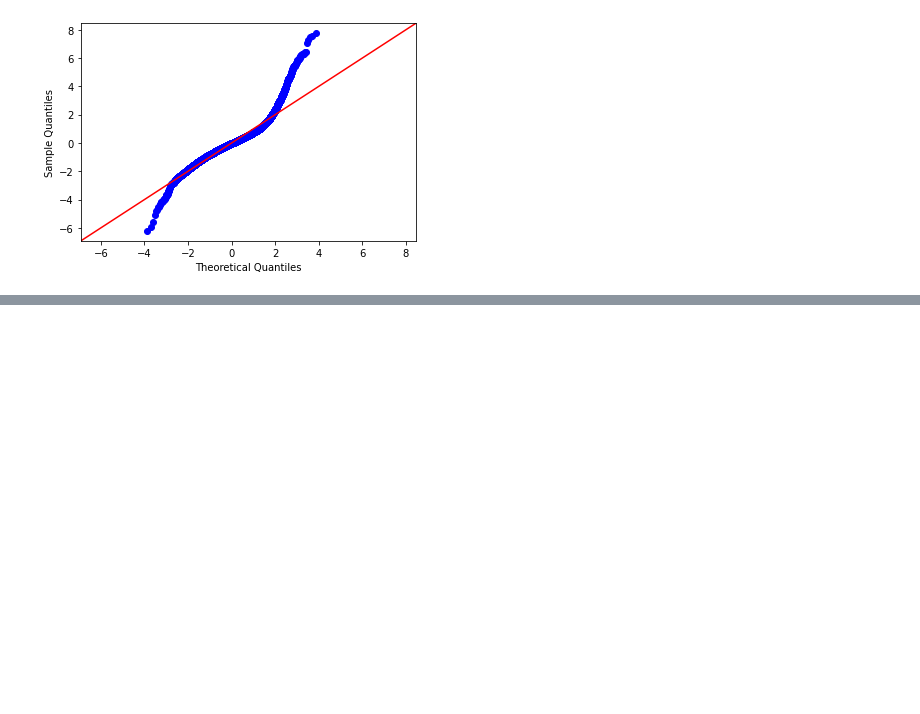
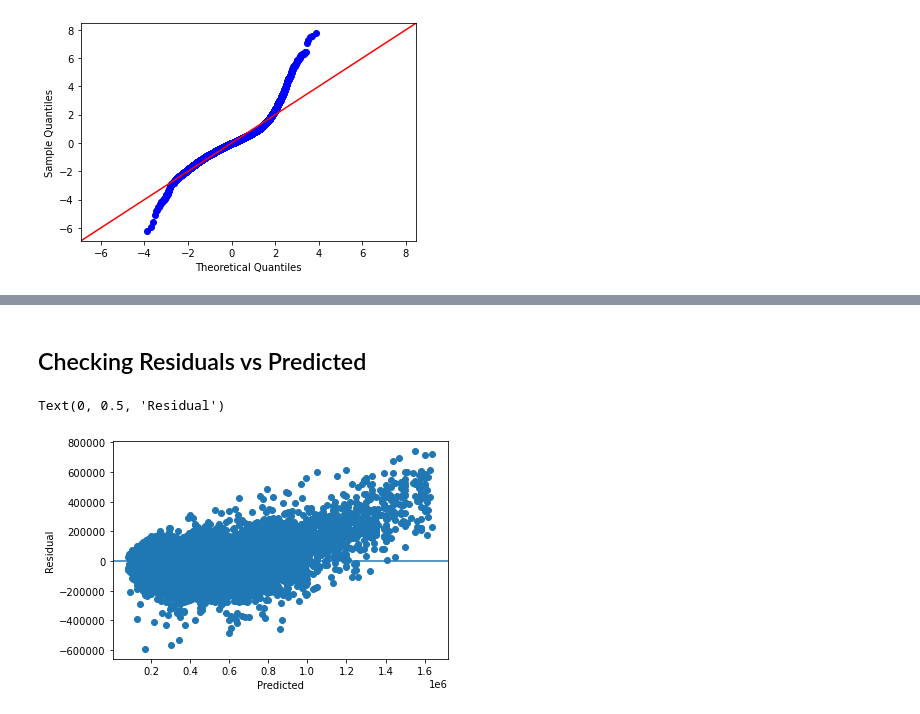
Before and after one commit to kuninethan95/dsc-phase-2-project, a Jupyter notebook: OSEMN 2.ipynb, the cells around one changed output, grey strips where cells are left out. Saved outputs shown, nothing was run; the diff lists cells and outputs as text; code cells hidden in the pictures; blank space fills up the shorter version.

```diff
--- a/OSEMN 2.ipynb
+++ b/OSEMN 2.ipynb
@@ -1512,3 +1532,11 @@ model_summary(df_z_loc2, X_z_zip, 'price')
  """,
  <Figure size 432x288 with 1 Axes>)
 [figure]
+# %%
+outcome = 'price'
+predictors = X_z_zip
+pred_sum = '+'.join(predictors)
+formula = outcome + '~' + pred_sum
+# %%
+model = ols(formula=formula, data=df_z_loc2).fit()
+model.summary()
@@ -1514,0 +1576,10 @@ model_summary(df_z_loc2, X_z_zip, 'price')
+# %% [markdown]
+## Checking Residuals vs Predicted
+# %%
+plt.scatter(df_z_loc2['price'],model.resid)
+plt.axhline(0)
+plt.xlabel('Predicted')
+plt.ylabel('Residual')
+# %% [output]
+Text(0, 0.5, 'Residual')
+[figure, added]
```
Also changed, not shown: parts of 20 cells of this notebook.
